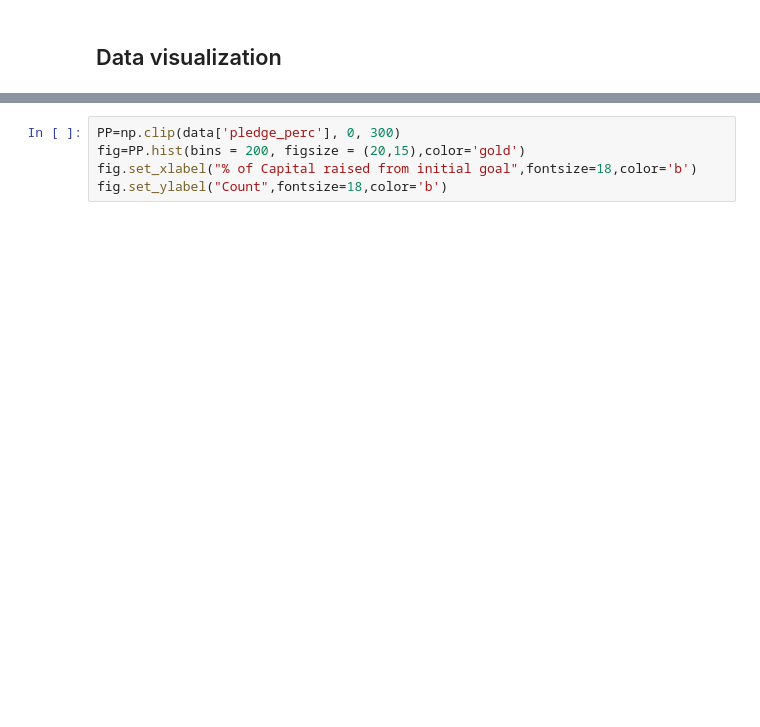
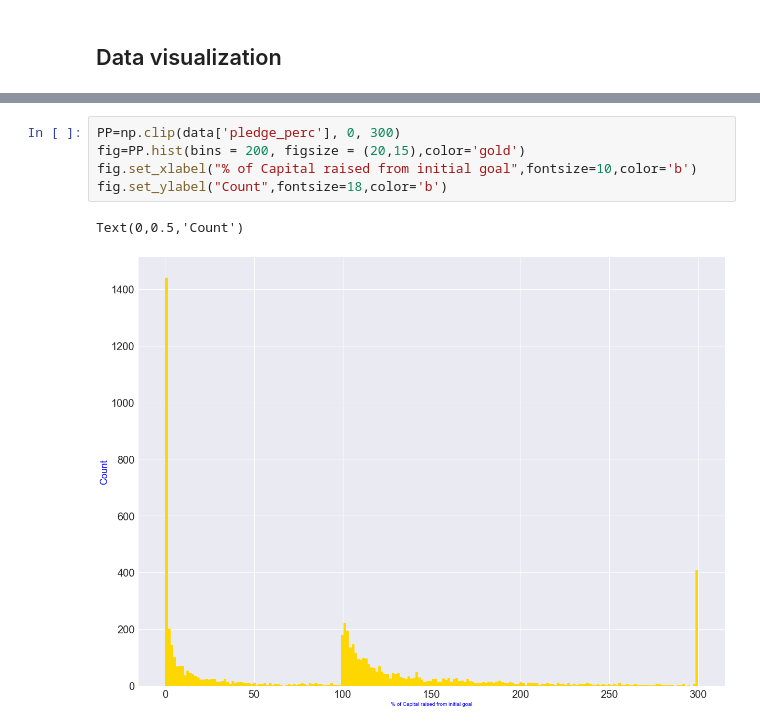
Before and after one commit to etoister/Kickstarter, a Jupyter notebook: Kicker Oracle.ipynb, the cells around one changed output, grey strips where cells are left out. Cells and saved outputs as stored; diff of their text form; blank space fills up the shorter version.

```diff
--- a/Kicker Oracle.ipynb
+++ b/Kicker Oracle.ipynb
@@ -165,8 +249,11 @@ b.tick_params(labelsize=14)
 # %%
 PP=np.clip(data['pledge_perc'], 0, 300)
 fig=PP.hist(bins = 200, figsize = (20,15),color='gold')
-fig.set_xlabel("% of Capital raised from initial goal",fontsize=18,color='b')
+fig.set_xlabel("% of Capital raised from initial goal",fontsize=10,color='b')
 fig.set_ylabel("Count",fontsize=18,color='b')
+# %% [output]
+Text(0,0.5,'Count')
+[figure, added]
 # %%
 corr_matrix = data.corr()
 corr_matrix["success"].sort_values()
```
Also changed, not shown: parts of 14 cells of this notebook.
